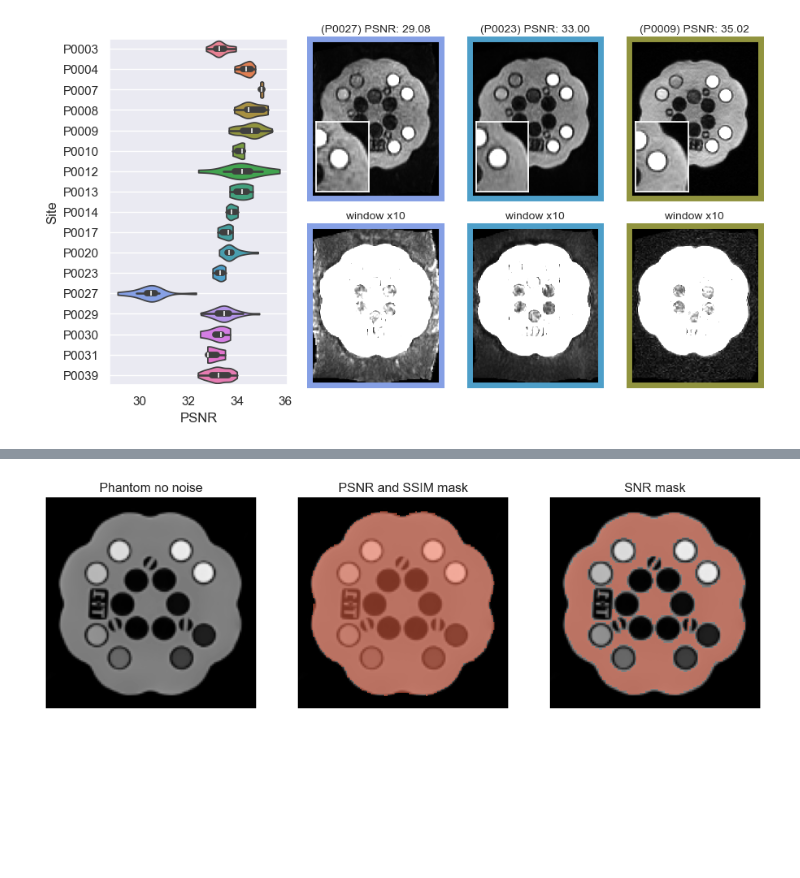
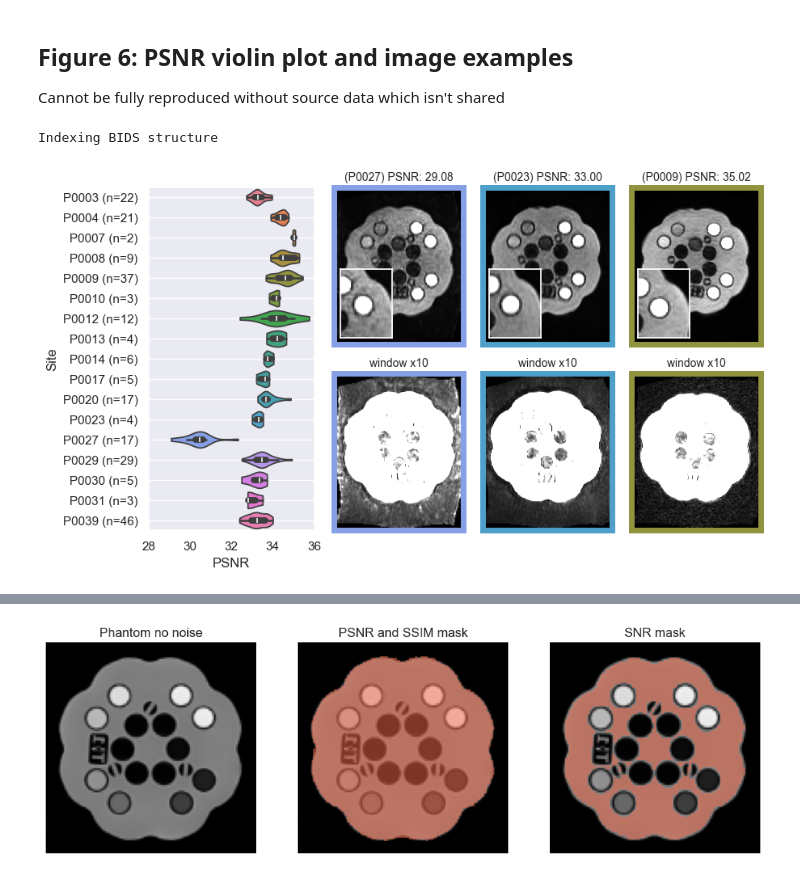
Before and after one commit to UNITY-Physics/unity_qa_paper, a Jupyter notebook: notebooks/PSNR.ipynb, the cells around one changed output, grey strips where cells are left out. Cells and saved outputs as stored; diff of their text form; code cells hidden in the pictures; blank space fills up the shorter version.

```diff
--- a/notebooks/PSNR.ipynb
+++ b/notebooks/PSNR.ipynb
@@ -89,66 +87,91 @@ Produces figure 7 from the paper.
+# %% [markdown]
+## Figure 6: PSNR violin plot and image examples
+Cannot be fully reproduced without source data which isn't shared
 # %%
 # Used to load local data with the images to display. Not available publicly
 projdir = '/Users/emil/Projects/QA/CaliberPaper/lunarc/QA_paper/project'
-layout = bids.BIDSLayout(root=projdir+'/rawdata', derivatives=projdir+'/derivatives')
+if os.path.exists(projdir):
+    print("Indexing BIDS structure")
+    use_bids = True
+    layout = bids.BIDSLayout(root=projdir+'/rawdata', derivatives=projdir+'/derivatives')
+else:
+    print("Reproducing figures without source data")
+    use_bids = False
+# %% [output]
+Indexing BIDS structure
 # %%
 # Example images with different PSNR
 my_psnr = [28,30,31,33,34,35]
 my_psnr = [28,33,35]
 id_psnr = []
 for psnr in my_psnr:
     id_psnr.append((df['PSNR']-psnr).abs().idxmin())
 
 sns.set_theme()
 fig = plt.figure(constrained_layout=True, figsize=(9,5))
 widths = [3.5,3,3,3]
 spec = fig.add_gridspec(ncols=4, nrows=2, width_ratios=widths)
 ax = fig.add_subplot(spec[:,0])
+violin_ax = ax
 violin = sns.violinplot(data=df, y='Subject', x='PSNR', hue='Subject',  alpha=1, orient='h', cut=0)
+
 ax.set_ylabel('Site')
 ax.set_xlabel('PSNR')
 ax.grid()
+ax.set_xlim([28,36])
 
 violin_colors = {}
 for i, artist in enumerate(violin.collections):  # Step by 2 to skip the violin bodies
     facecolor = artist.get_facecolor().tolist()[0]  # Get the RGBA face color
     x_label = ax.get_yticklabels()[i].get_text()  # Get the corresponding x-label
     violin_colors[x_label] = facecolor
 
-for i in range(3):
-    row, col = np.unravel_index(i, [2,3])
-    ax = fig.add_subplot(spec[row, col+1])
-    row = df.loc[id_psnr[i]]
-    img = layout.get(scope='raw', extension='.nii.gz', subject=row.Subject, reconstruction='axi', session=row.Session, run=1)[0].get_image().get_fdata()
-    img /= np.mean(img)
-    ax.imshow(np.rot90(img[:,:,14]), cmap='gray', vmax=6)
+if use_bids:
+    for i in range(3):
+        row, col = np.unravel_index(i, [2,3])
+        ax = fig.add_subplot(spec[row, col+1])
+        row = df.loc[id_psnr[i]]
+        img = layout.get(scope='raw', extension='.nii.gz', subject=row.Subject, reconstruction='axi', session=row.Session, run=1)[0].get_image().get_fdata()
+        img /= np.mean(img)
+        ax.imshow(np.rot90(img[:,:,14]), cmap='gray', vmax=6)
 
-    zoomed_img = img[70:100, 70:110, 14]
-    ax_inset = ax.inset_axes([0.05, 0.01, 0.4, 0.5])
-    ax_inset.imshow(np.rot90(zoomed_img), cmap='gray', vmax=6)
-    ax_inset.set_xticklabels([]); ax_inset.set_yticklabels([]); ax_inset.grid(None)
+        zoomed_img = img[70:100, 70:110, 14]
+        ax_inset = ax.inset_axes([0.05, 0.01, 0.4, 0.5])
+        ax_inset.imshow(np.rot90(zoomed_img), cmap='gray', vmax=6)
+        ax_inset.set_xticklabels([]); ax_inset.set_yticklabels([]); ax_inset.grid(None)
 
+        ax.set_title(f'({row.Subject}) PSNR: {row.PSNR:.2f}', size=10)
+        ax.set_xticklabels([]); ax.set_yticklabels([]); ax.grid(None)
+        for spine in ax.spines.values():
+            spine.set_edgecolor(violin_colors[row.Subject])  # Set the color of the frame
+            spine.set_linewidth(5)        # Set the width of the frame
 
-    ax.set_title(f'({row.Subject}) PSNR: {row.PSNR:.2f}', size=10)
-    ax.set_xticklabels([]); ax.set_yticklabels([]); ax.grid(None)
-    for spine in ax.spines.values():
-        spine.set_edgecolor(violin_colors[row.Subject])  # Set the color of the frame
-        spine.set_linewidth(5)        # Set the width of the frame
+        row, col = np.unravel_index(i+3, [2,3])
+        ax = fig.add_subplot(spec[row, col+1])
+        row = df.loc[id_psnr[i]]
+        ax.imshow(np.rot90(img[:,:,14]), cmap='gray', vmax=0.6)
 
-    row, col = np.unravel_index(i+3, [2,3])
-    ax = fig.add_subplot(spec[row, col+1])
-    row = df.loc[id_psnr[i]]
-    ax.imshow(np.rot90(img[:,:,14]), cmap='gray', vmax=0.6)
+        ax.set_title(f'window x10', size=10)
+        ax.set_xticklabels([]); ax.set_yticklabels([]); ax.grid(None)
+        for spine in ax.spines.values():
+            spine.set_edgecolor(violin_colors[row.Subject])  # Set the color of the frame
+            spine.set_linewidth(5)        # Set the width of the frame
 
-    ax.set_title(f'window x10', size=10)
-    ax.set_xticklabels([]); ax.set_yticklabels([]); ax.grid(None)
-    for spine in ax.spines.values():
-        spine.set_edgecolor(violin_colors[row.Subject])  # Set the color of the frame
-        spine.set_linewidth(5)        # Set the width of the frame
+new_labels = []
+
+ax = violin_ax
+for i in range(17):  # Step by 2 to get the violin bodies
+    x_label = ax.get_yticklabels()[i].get_text()  # Get the corresponding y-label
+    count = df[df['Subject'] == x_label].shape[0]  # Get the count of data points for this label
+    new_labels.append(f'{x_label} (n={count})')
+
+ax.set_yticklabels(new_labels)
+# plt.tight_layout()
 
 plt.savefig('../results/figure7_PSNR_image.png', dpi=300)
 plt.show()
 # %% [output]
-[figure, old version]
+[figure, new version]
 # %%
 # Summary of PSNR
 print(f"--- PSNR summary ---")
```
Also changed, not shown: parts of 28 cells of this notebook.
